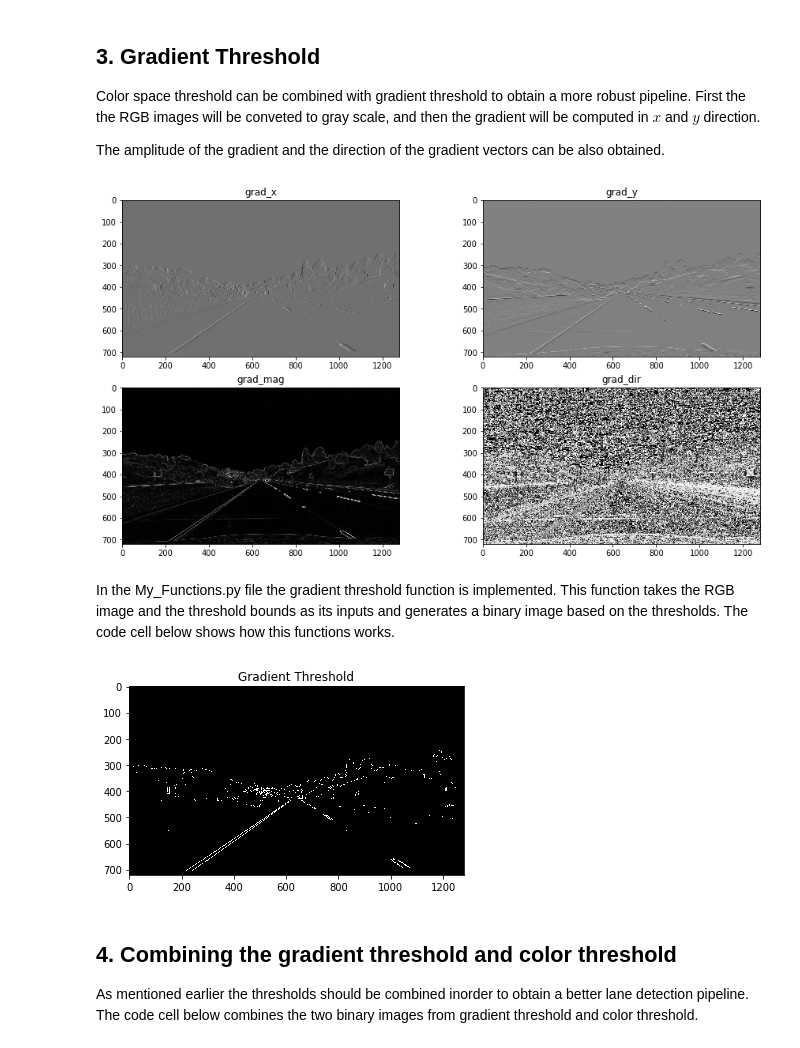
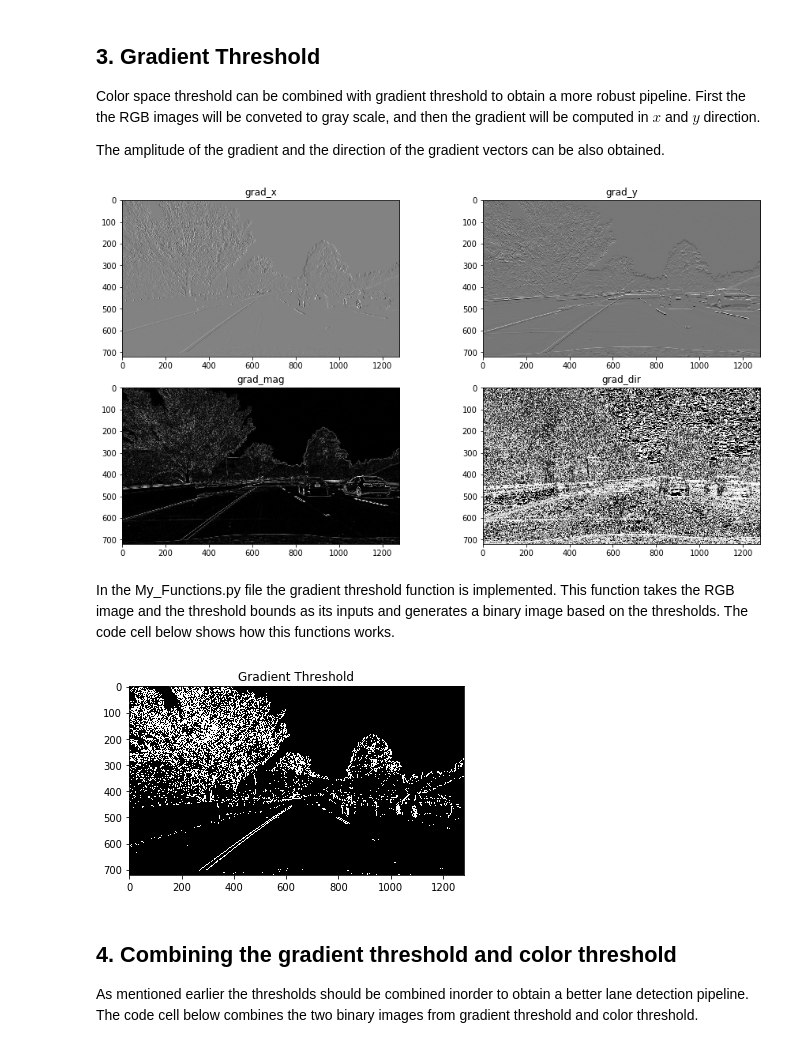
Before and after one commit to Aral-Sarrafi/Advanced_Lane_Finding, a Jupyter notebook: Advanced_Lane_Finding.ipynb, the cells around one changed output. Cells and saved outputs as stored; diff of their text form; code cells hidden in the pictures.

```diff
--- a/Advanced_Lane_Finding.ipynb
+++ b/Advanced_Lane_Finding.ipynb
@@ -67,7 +67,7 @@ The first step is to correct the distorsions in the images obtained from the cam
 test_images_file = "test_images/"
 test_images = os.listdir(test_images_file)
 
-image_name = test_images_file + test_images[0]
+image_name = test_images_file + test_images[7]
 image = cv2.imread(image_name)
 image = cv2.cvtColor(image, cv2.COLOR_BGR2RGB)
 # %%
@@ -166,24 +177,24 @@ axs[3]. set_title("grad_dir")
 
 fig.savefig("output_images/gradient.jpg", bbox_inches = 'tight')
 # %% [output]
-[figure, old version]
+[figure, new version]
 # %% [markdown]
 In the My_Functions.py file the gradient threshold function is implemented. This function takes the RGB image and the threshold bounds as its inputs and generates a binary image based on the thresholds. The code cell below shows how this functions works.
 # %%
 thresh_x = (30, 255)
 thresh_y = (200, 255)
-thresh_m = (60, 255)
+thresh_m = (25, 255)
 thresh_d = (0.35, 1.57)
 
 grad_thr = fnc.grad_thresh(undist_image, thresh_x, thresh_y, thresh_m, thresh_d)
 
 fig = plt.figure()
 plt.imshow(grad_thr, cmap = 'gray')
 plt.title("Gradient Threshold")
 
 fig.savefig('output_images/gradient_thr.jpg', bbox_inches = 'tight')
 # %% [output]
-[figure, old version]
+[figure, new version]
 # %% [markdown]
 ## 4. Combining the gradient threshold and color threshold
 As mentioned earlier the thresholds should be combined inorder to obtain a better lane detection pipeline. The code cell below combines the two binary images from gradient threshold and color threshold.
```
Also changed, not shown: parts of 16 cells of this notebook, 2 other files.
